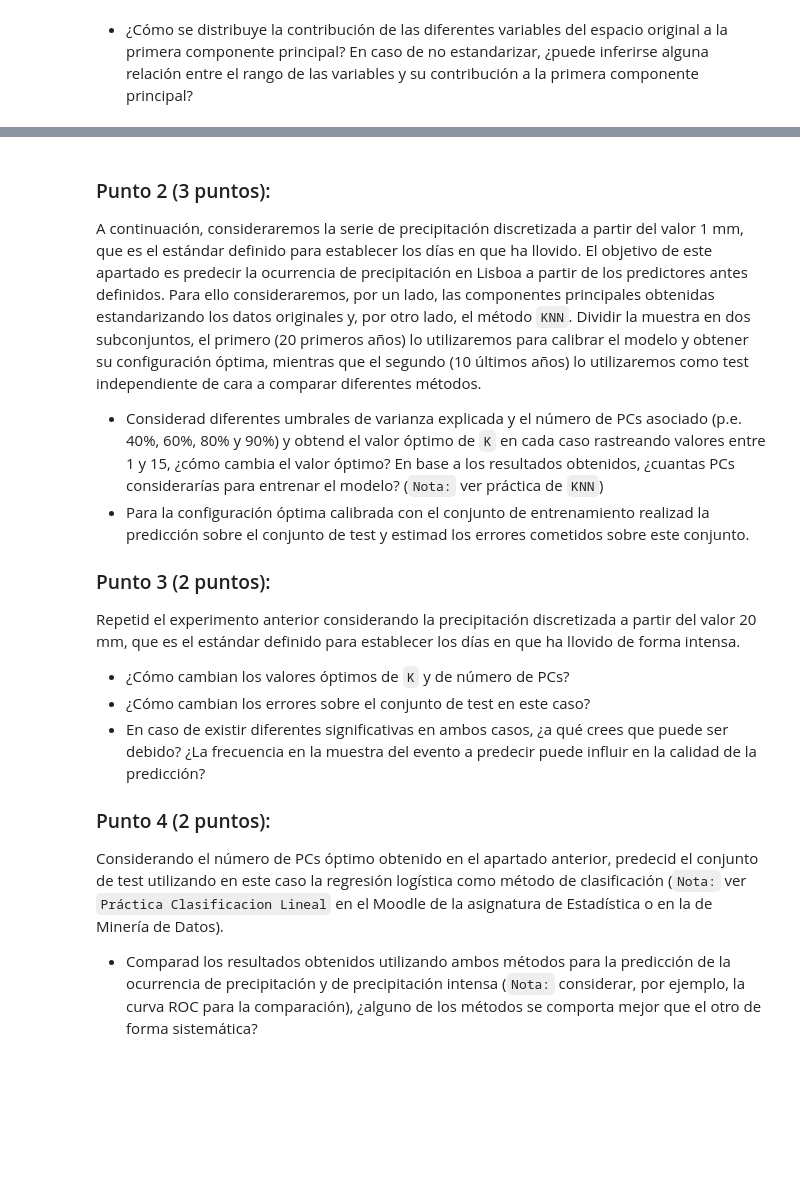
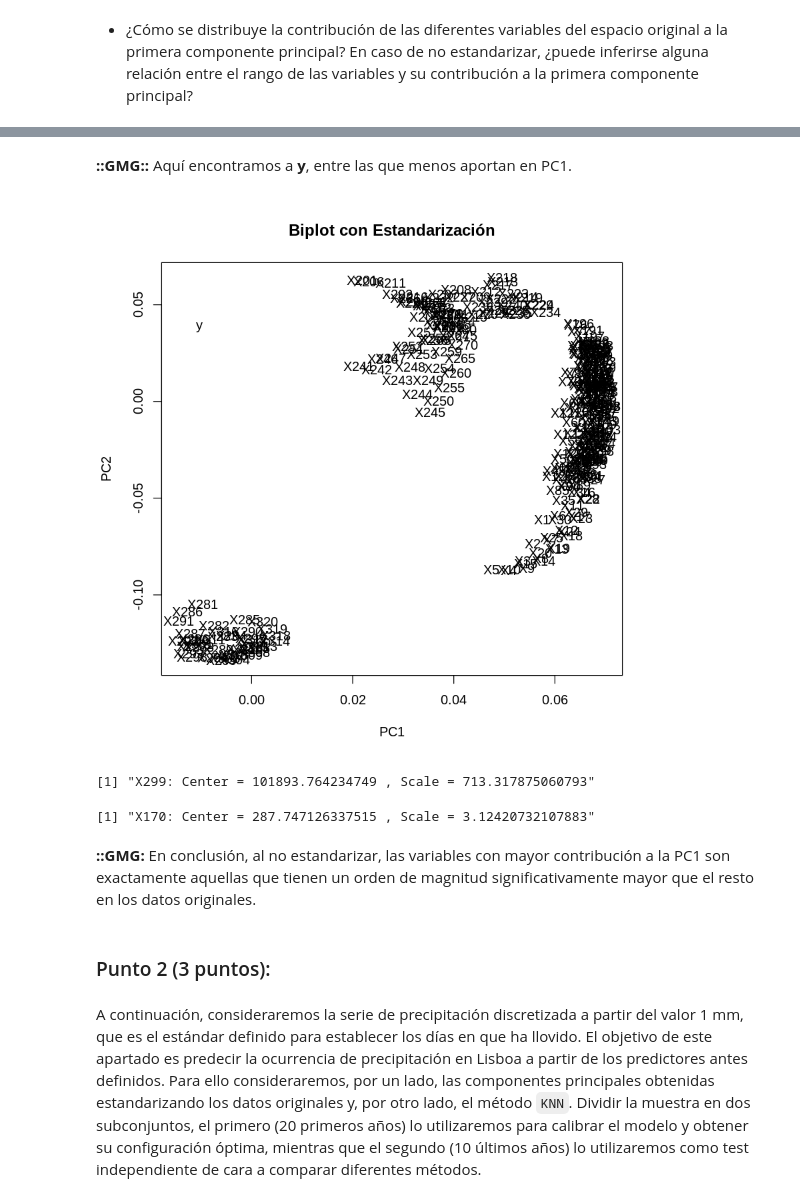
Before and after one commit to yerartdev/uc-m1966-datamining, a Jupyter notebook: d2/T02-m1966-clasificacion-reduccion-dimensionalidad.ipynb, the cells around one changed output, grey strips where cells are left out. Cells and saved outputs as stored; diff of their text form; code cells hidden in the pictures; blank space fills up the shorter version.

```diff
--- a/d2/T02-m1966-clasificacion-reduccion-dimensionalidad.ipynb
+++ b/d2/T02-m1966-clasificacion-reduccion-dimensionalidad.ipynb
@@ -389,21 +409,26 @@ _Referencias_
+# %% [markdown]
+**::GMG::** Aquí encontramos a **y**, entre las que menos aportan en PC1.
+# %%
+plot(pca_full_scaled$rotation, cex = 0)
+text(pca_full_scaled$rotation, labels = labels(pca_full_scaled$rotation)[[1]], cex = 1)
+title('Biplot con Estandarización')
+# %% [output]
+[figure, added]
+# %%
+#::GMG::¿Qué podemos decir de la variabilidad?
+#       Podemos hacernos una idea si miramos el center y scale
+#       de una de las variables ... por ejemplo X299 aparece entre las que más aportan sin estandarización
+paste('X299: Center =', pca_full_scaled$center[300], ', Scale =', pca_full_scaled$scale[300])
+# %% [output]
+[1] "X299: Center = 101893.764234749 , Scale = 713.317875060793"
+# %%
+#::GMG:: ... y X170 está entre las que menos aportan sin estandarización
+paste('X170: Center =', pca_full_scaled$center[171], ', Scale =', pca_full_scaled$scale[171])
+# %% [output]
+[1] "X170: Center = 287.747126337515 , Scale = 3.12420732107883"
+# %% [markdown]
+**::GMG:** En conclusión, al no estandarizar, las variables con mayor contribución a la PC1 son exactamente aquellas que tienen un orden de magnitud significativamente mayor que el resto en los datos originales.
+# %% [markdown]
+### Punto 2 (3 puntos):
 # %% [markdown]
-### Punto 2 (3 puntos):
-
 A continuación, consideraremos la serie de precipitación discretizada a partir del valor 1 mm, que es el estándar definido para establecer los días en que ha llovido. El objetivo de este apartado es predecir la ocurrencia de precipitación en Lisboa a partir de los predictores antes definidos. Para ello consideraremos, por un lado, las componentes principales obtenidas estandarizando los datos originales y, por otro lado, el método `KNN`. Dividir la muestra en dos subconjuntos, el primero (20 primeros años) lo utilizaremos para calibrar el modelo y obtener su configuración óptima, mientras que el segundo (10 últimos años) lo utilizaremos como test independiente de cara a comparar diferentes métodos.
-
-* Considerad diferentes umbrales de varianza explicada y el número de PCs asociado (p.e. 40%, 60%, 80% y 90%) y obtend el valor óptimo de `K` en cada caso rastreando valores entre 1 y 15, ¿cómo cambia el valor óptimo? En base a los resultados obtenidos, ¿cuantas PCs considerarías para entrenar el modelo? (`Nota:` ver práctica de `KNN`)
-* Para la configuración óptima calibrada con el conjunto de entrenamiento realizad la predicción sobre el conjunto de test y estimad los errores cometidos sobre este conjunto.
-
-### Punto 3 (2 puntos):
-
-Repetid el experimento anterior considerando la precipitación discretizada a partir del valor 20 mm, que es el estándar definido para establecer los días en que ha llovido de forma intensa.
-
-* ¿Cómo cambian los valores óptimos de `K` y de número de PCs?
-* ¿Cómo cambian los errores sobre el conjunto de test en este caso?
-* En caso de existir diferentes significativas en ambos casos, ¿a qué crees que puede ser debido? ¿La frecuencia en la muestra del evento a predecir puede influir en la calidad de la predicción?
-
-### Punto 4 (2 puntos):
-
-Considerando el número de PCs óptimo obtenido en el apartado anterior, predecid el conjunto de test utilizando en este caso la regresión logística como método de clasificación (`Nota:` ver `Práctica Clasificacion Lineal` en el Moodle de la asignatura de Estadística o en la de Minería de Datos).
-
-* Comparad los resultados obtenidos utilizando ambos métodos para la predicción de la ocurrencia de precipitación y de precipitación intensa (`Nota:` considerar, por ejemplo, la curva ROC para la comparación), ¿alguno de los métodos se comporta mejor que el otro de forma sistemática?
```
Also changed, not shown: parts of 14 cells of this notebook.
